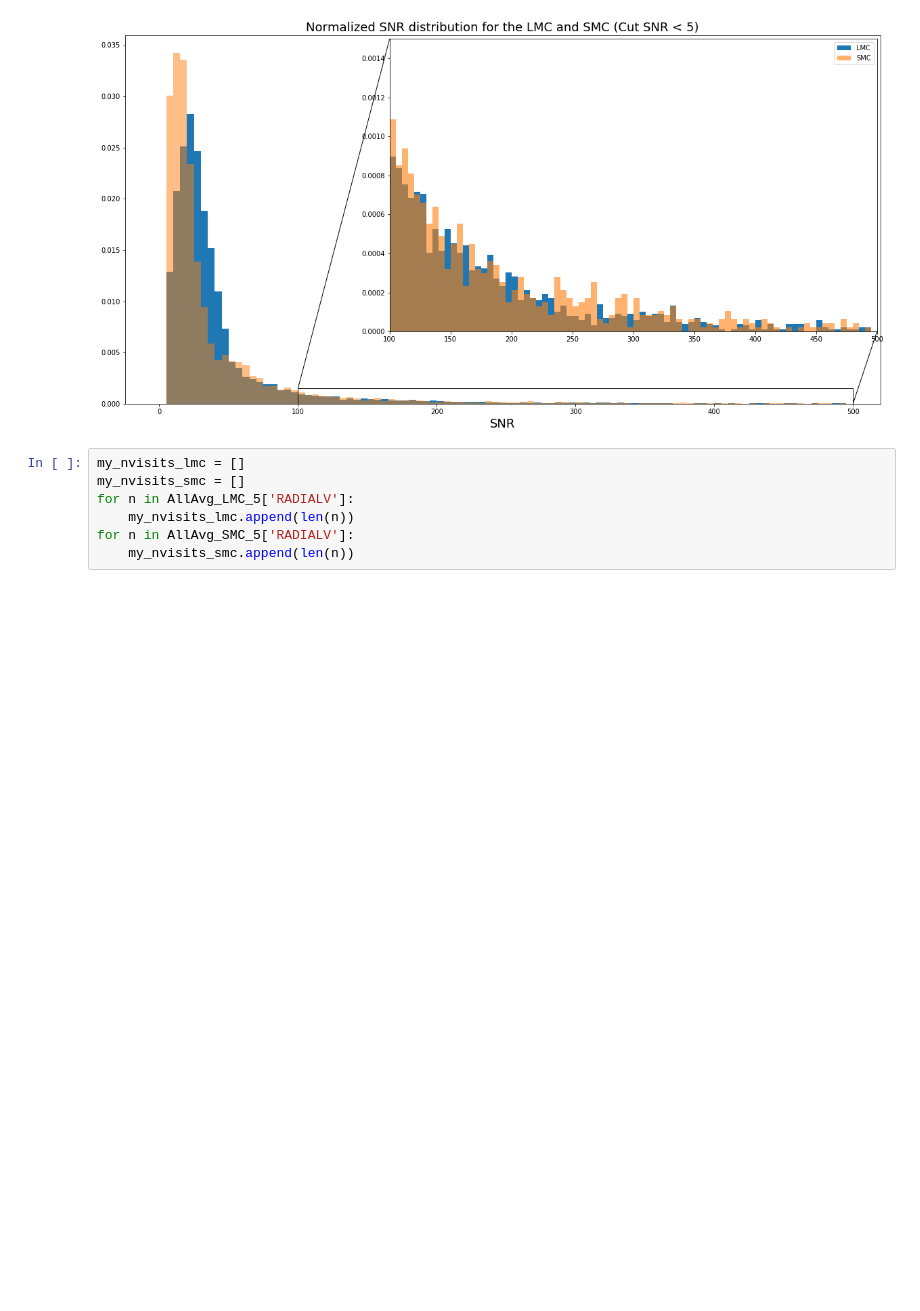
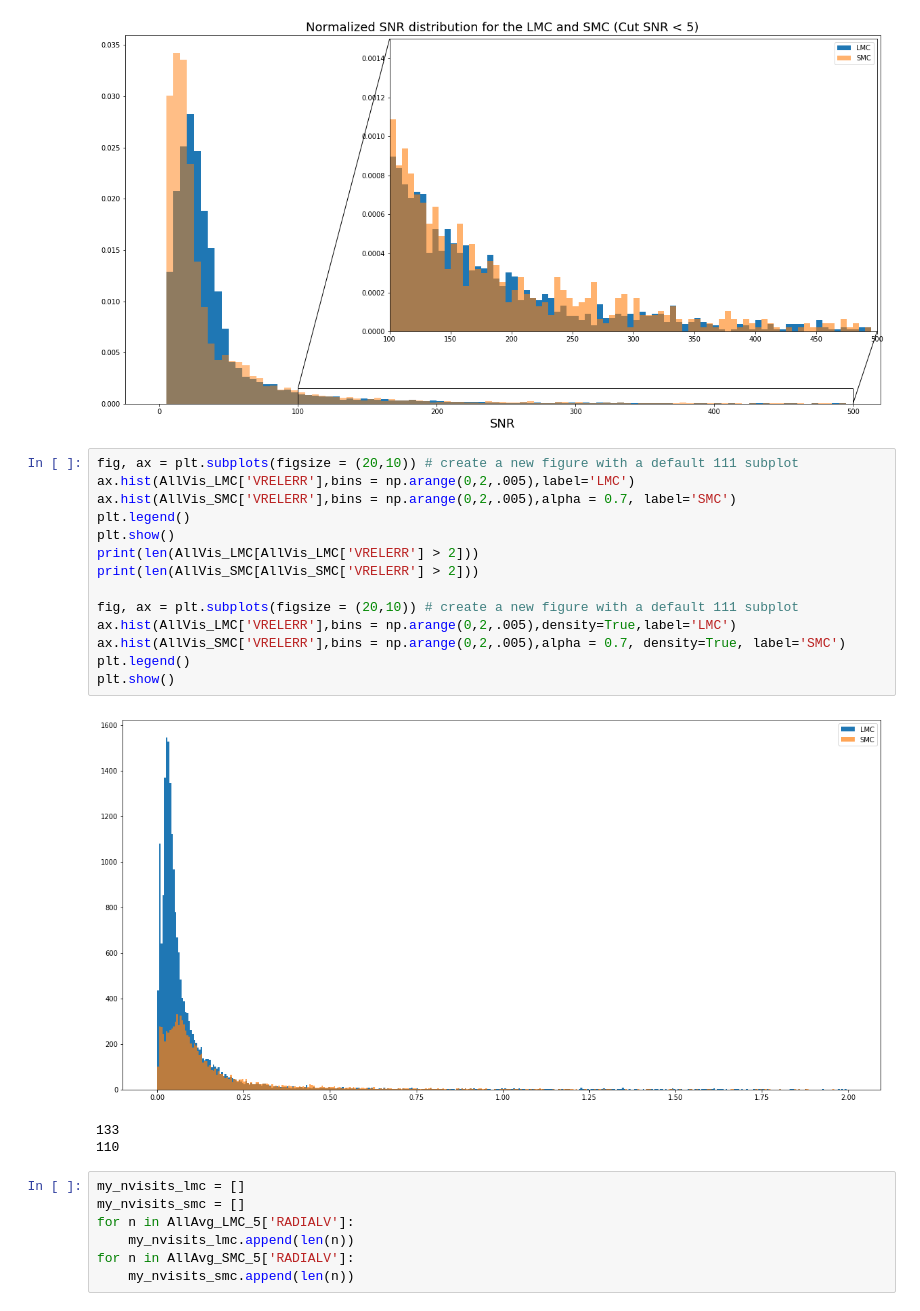
Before and after one commit to CodyDBrown/Binary-Search, a Jupyter notebook: Error Plots.ipynb, the cells around one changed output. Cells and saved outputs as stored; diff of their text form; blank space fills up the shorter version.

```diff
--- a/Error Plots.ipynb
+++ b/Error Plots.ipynb
@@ -96,6 +118,24 @@ plt.legend()
 plt.show()
 # %% [output]
 [figure]
+# %%
+fig, ax = plt.subplots(figsize = (20,10)) # create a new figure with a default 111 subplot
+ax.hist(AllVis_LMC['VRELERR'],bins = np.arange(0,2,.005),label='LMC')
+ax.hist(AllVis_SMC['VRELERR'],bins = np.arange(0,2,.005),alpha = 0.7, label='SMC')
+plt.legend()
+plt.show()
+print(len(AllVis_LMC[AllVis_LMC['VRELERR'] > 2]))
+print(len(AllVis_SMC[AllVis_SMC['VRELERR'] > 2]))
+
+fig, ax = plt.subplots(figsize = (20,10)) # create a new figure with a default 111 subplot
+ax.hist(AllVis_LMC['VRELERR'],bins = np.arange(0,2,.005),density=True,label='LMC')
+ax.hist(AllVis_SMC['VRELERR'],bins = np.arange(0,2,.005),alpha = 0.7, density=True, label='SMC')
+plt.legend()
+plt.show()
+# %% [output]
+[figure, added]
+133
+110
 # %%
 my_nvisits_lmc = []
 my_nvisits_smc = []
```
Also changed, not shown: parts of 5 cells of this notebook.
